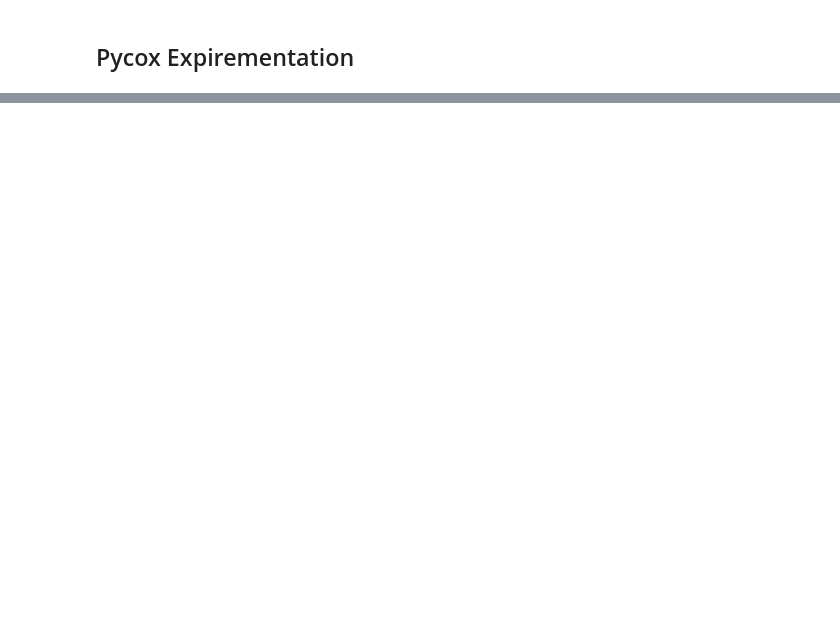
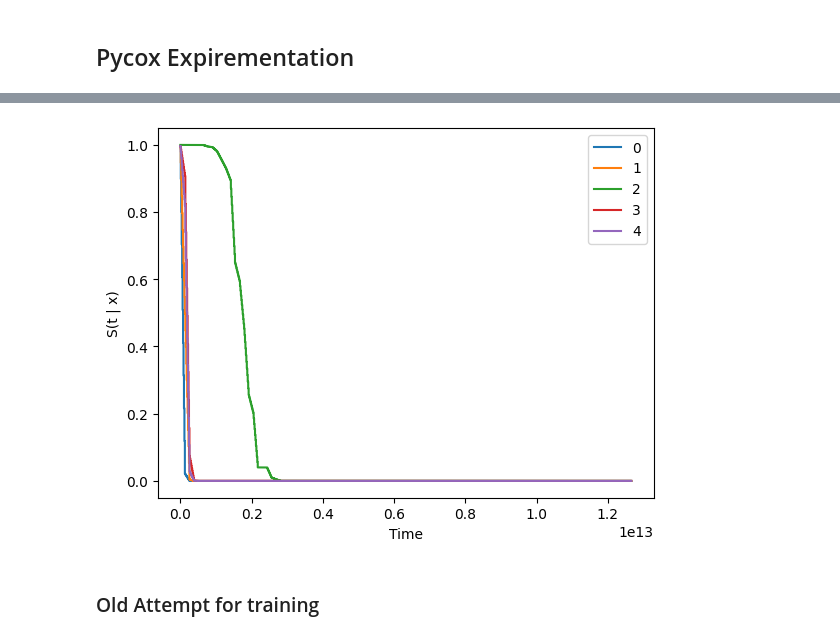
Before and after one commit to puckybreg/Native-Bee-Thesis, a Jupyter notebook: notebook_for_data_analysis.ipynb, the cells around one changed output, grey strips where cells are left out. Drawn from its saved outputs; the diff is of its cells as text; code cells hidden in the pictures; blank space fills up the shorter version.

```diff
--- a/notebook_for_data_analysis.ipynb
+++ b/notebook_for_data_analysis.ipynb
@@ -341,0 +243,19 @@ interval_and_weather_merged.head()
+# %%
+num_durations = 100
+
+labtrans = LogisticHazard.label_transform(num_durations)
+# labtrans = PMF.label_transform(num_durations)
+# labtrans = DeepHitSingle.label_transform(num_durations)
+
+get_target = lambda df: (df['interval'].values, df['status'].values)
+
+# I do not understand the output of the labtrans.fit_transform() function
+y_train = labtrans.fit_transform(*get_target(df_train))
+y_val = labtrans.transform(*get_target(df_val))
+
+train = (x_train, y_train)
+val = (x_val, y_val)
+
+# We don't need to transform the test labels
+durations_test, events_test = get_target(df_test)
+print(y_train)
@@ -341,0 +280,14 @@ interval_and_weather_merged.head()
+# %%
+in_features = x_train.shape[1]
+num_nodes = [32, 32]
+out_features = labtrans.out_features
+batch_norm = True
+dropout = 0.1
+
+net = tt.practical.MLPVanilla(in_features, num_nodes, out_features, batch_norm, dropout)
+
+model = LogisticHazard(net, tt.optim.Adam(0.01), duration_index=labtrans.cuts)
+batch_size = 256
+epochs = 100
+callbacks = [tt.cb.EarlyStopping()]
+log = model.fit(x_train, y_train, batch_size, epochs, callbacks, val_data=val)
@@ -342,3 +327,12 @@ interval_and_weather_merged.head()
+# %%
+surv = model.interpolate(10).predict_surv_df(x_test)
+surv.iloc[:, :5].plot(drawstyle='steps-post')
+plt.ylabel('S(t | x)')
+_ = plt.xlabel('Time')
+# %% [output]
+[figure, added]
+# %% [markdown]
+### Old Attempt for training
 # %%
 # Extract input features and output label
 x = interval_and_weather_merged[['temp', 'dwpt', 'wspd', 'coco', 'same_insect']]
```
Also changed, not shown: parts of 15 cells of this notebook, 7 other files.
